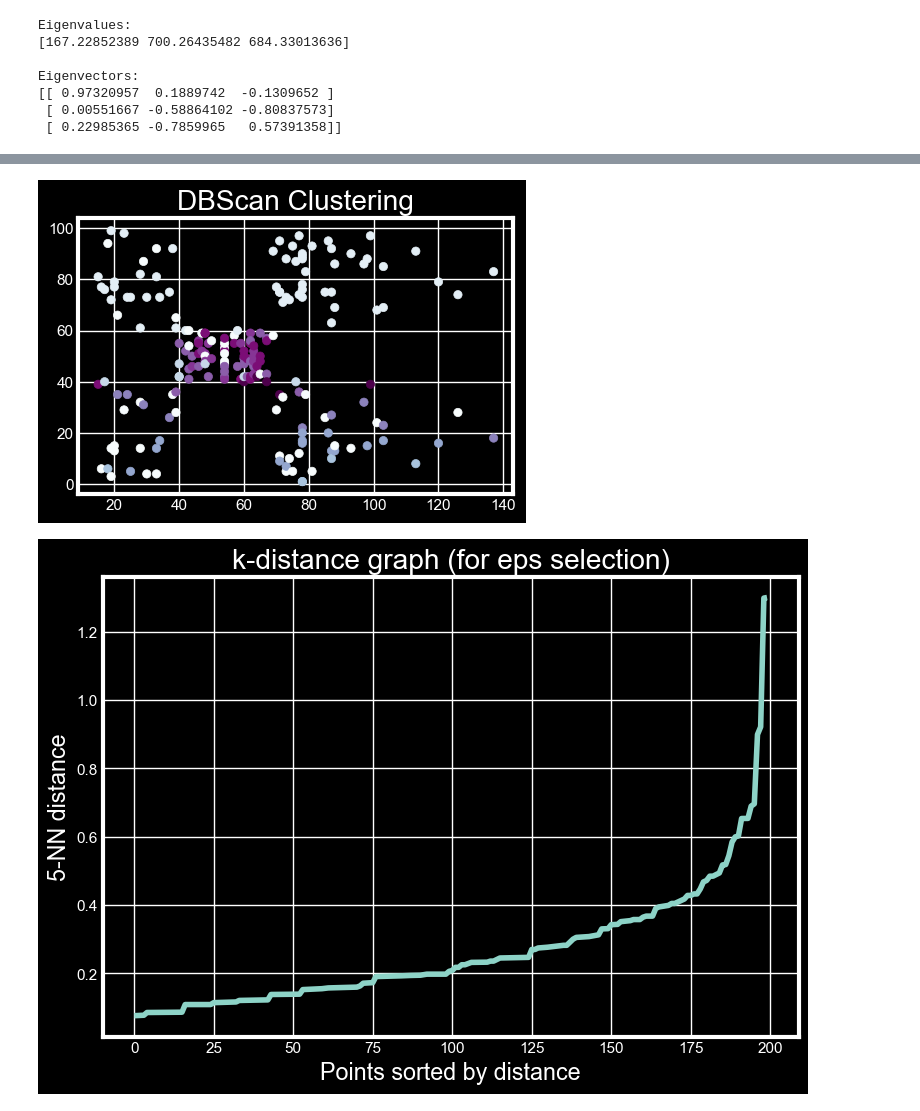
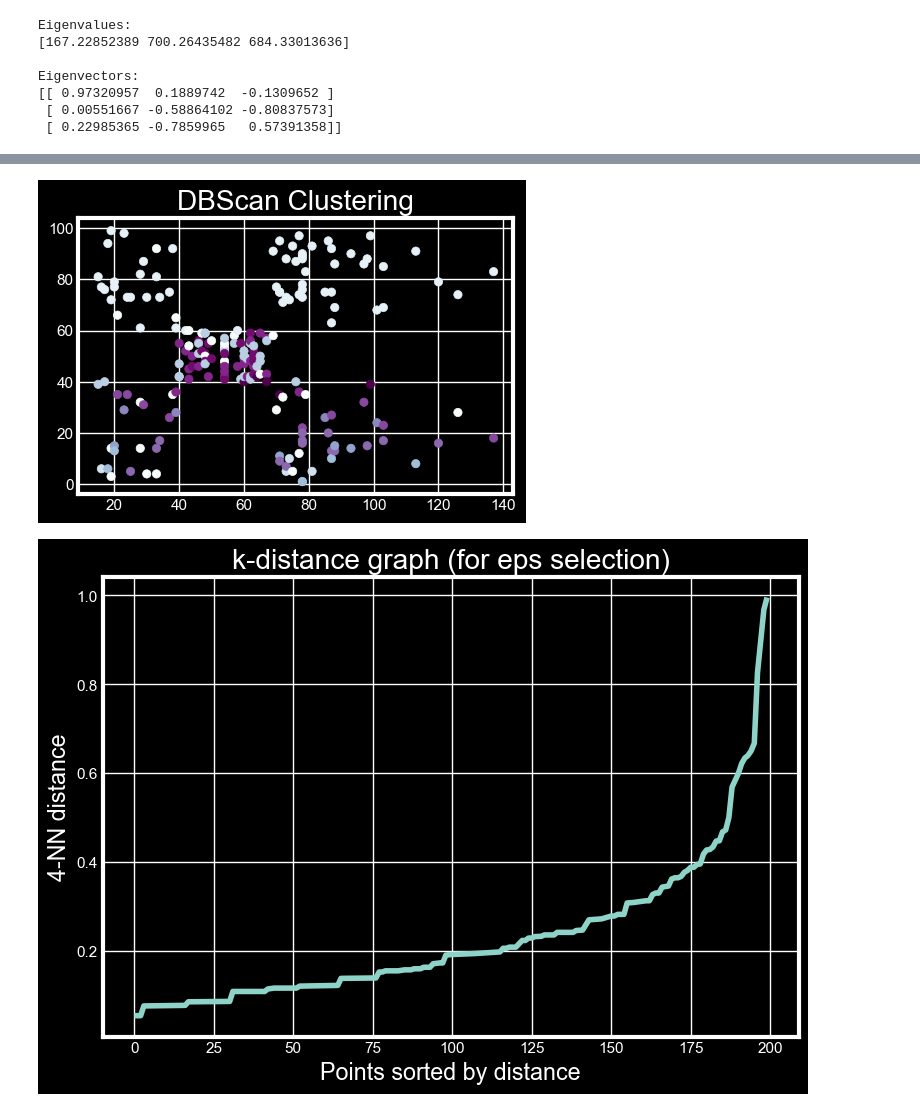
Before and after one commit to AlyModrik41/Customer-Segmentation, a Jupyter notebook: Customer Segmentation.ipynb, the cells around one changed output, grey strips where cells are left out. Saved outputs shown, nothing was run; the diff lists cells and outputs as text; code cells hidden in the pictures.

```diff
--- a/Customer Segmentation.ipynb
+++ b/Customer Segmentation.ipynb
@@ -528,7 +528,7 @@ plt.show()
 scaler=StandardScaler()
 x2_scaled=scaler.fit_transform(x2)
 
-dbscan=DBSCAN(eps=0.41,min_samples=5)
+dbscan=DBSCAN(eps=0.41,min_samples=4)
 dbscan_labels_2=dbscan.fit_predict(x2_scaled)
 
 plt.figure(figsize=(5,3))
@@ -536,21 +536,21 @@ plt.scatter(x2.iloc[:,0],x2.iloc[:,1],c=dbscan_labels_1,cmap='BuPu')
 plt.title('DBScan Clustering')
 plt.show()
 # %% [output]
-[figure, old version]
+[figure, new version]
 # %%
-min_samples = 5
+min_samples = 4
 neighbors = NearestNeighbors(n_neighbors=min_samples)
 neighbors_fit = neighbors.fit(x2_scaled)
 distances, indices = neighbors_fit.kneighbors(x2_scaled)
 distances = np.sort(distances[:, -1])  # take the k-th nearest distance
 plt.figure(figsize=(8,5))
 plt.plot(distances)
 plt.title("k-distance graph (for eps selection)")
 plt.xlabel("Points sorted by distance")
 plt.ylabel(f"{min_samples}-NN distance")
 plt.show()
 # %% [output]
-[figure, old version]
+[figure, new version]
 # %%
 scaler=StandardScaler()
 x3_scaled=scaler.fit_transform(x3)
```
Also changed, not shown: parts of 6 cells of this notebook, 5 other files.
